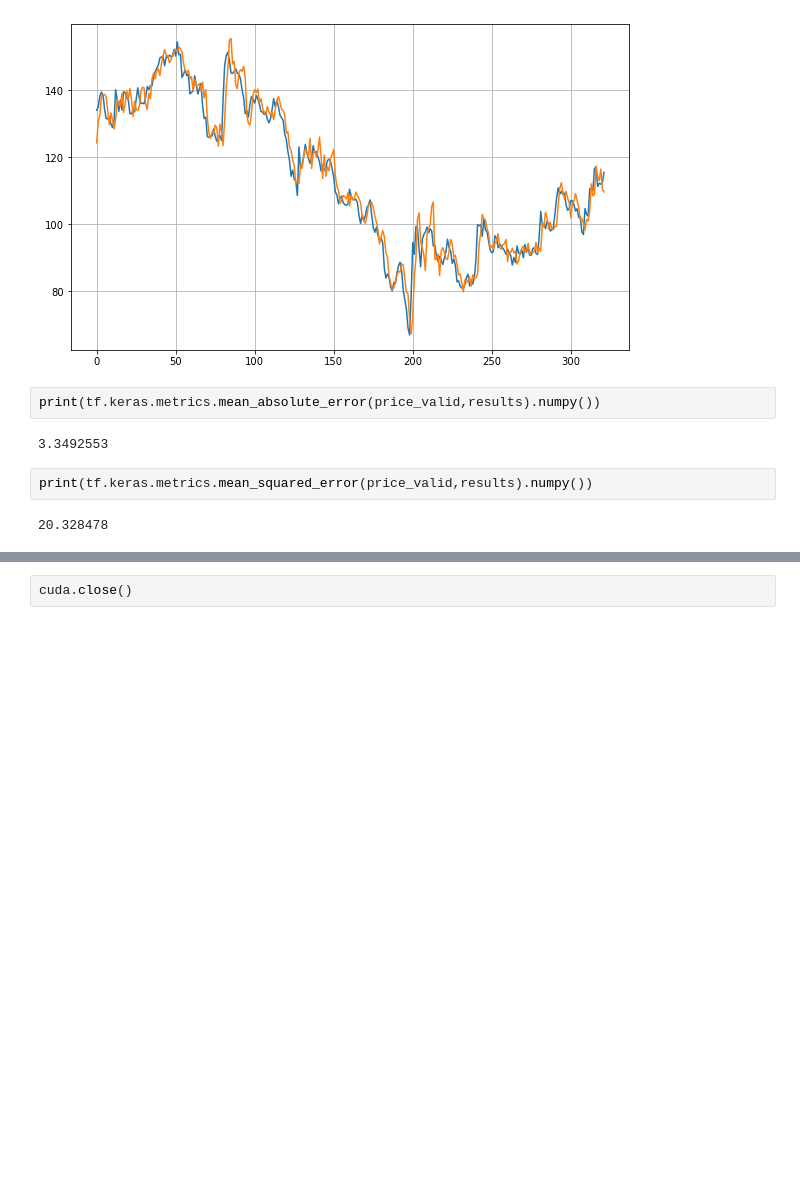
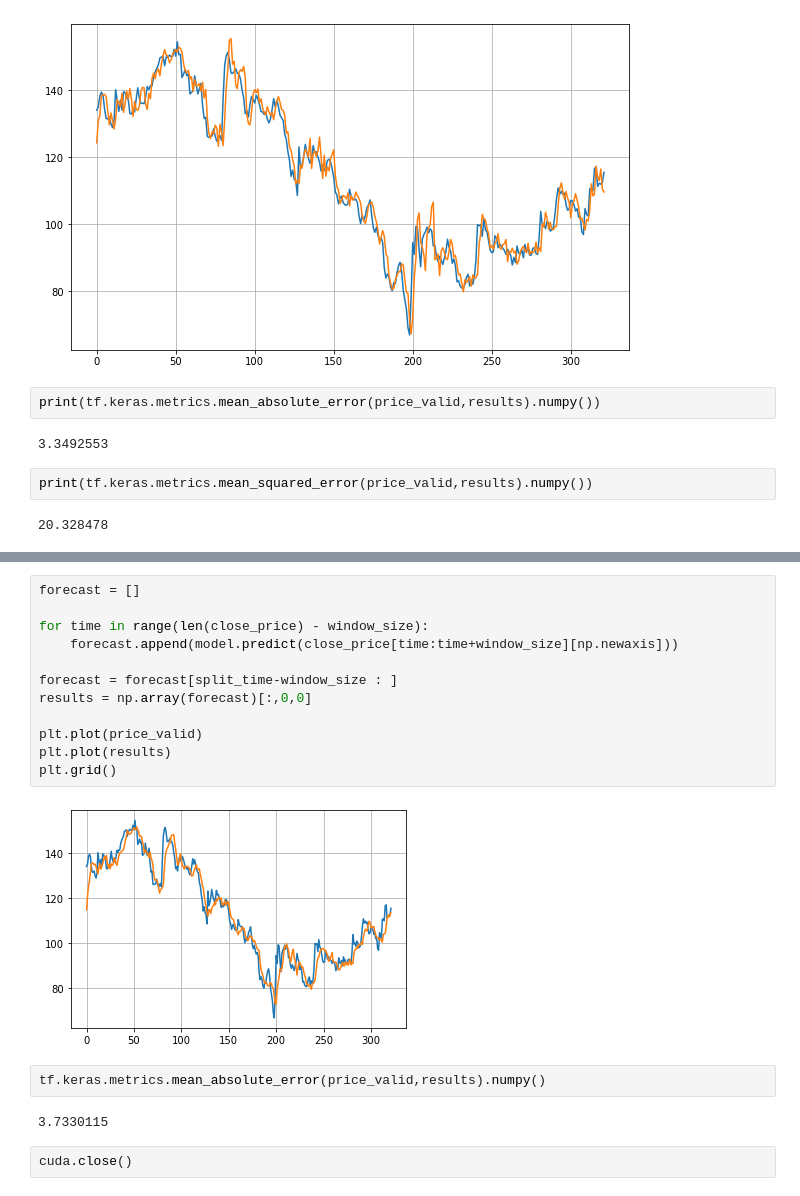
Before and after one commit to kairavkkp/tf-exam-revision, a Jupyter notebook: Course-4/exercise-2-NN-Minda-Corp.ipynb, the cells around one changed output, grey strips where cells are left out. Saved outputs shown, nothing was run; the diff lists cells and outputs as text; blank space fills up the shorter version.

```diff
--- a/Course-4/exercise-2-NN-Minda-Corp.ipynb
+++ b/Course-4/exercise-2-NN-Minda-Corp.ipynb
@@ -92,2 +157,20 @@ print(tf.keras.metrics.mean_squared_error(price_valid,results).numpy())
+# %%
+forecast = []
+
+for time in range(len(close_price) - window_size):
+    forecast.append(model.predict(close_price[time:time+window_size][np.newaxis]))
+
+forecast = forecast[split_time-window_size : ]
+results = np.array(forecast)[:,0,0]
+
+plt.plot(price_valid)
+plt.plot(results)
+plt.grid()
+# %% [output]
+[figure, added]
+# %%
+tf.keras.metrics.mean_absolute_error(price_valid,results).numpy()
+# %% [output]
+3.7330115
 # %%
 cuda.close()
```
Also changed, not shown: parts of 10 cells of this notebook.
